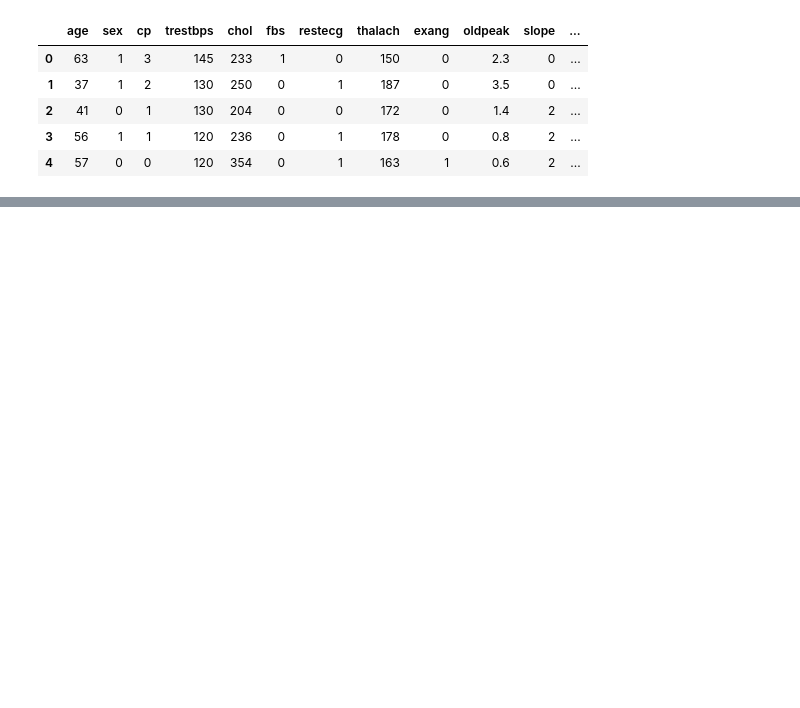
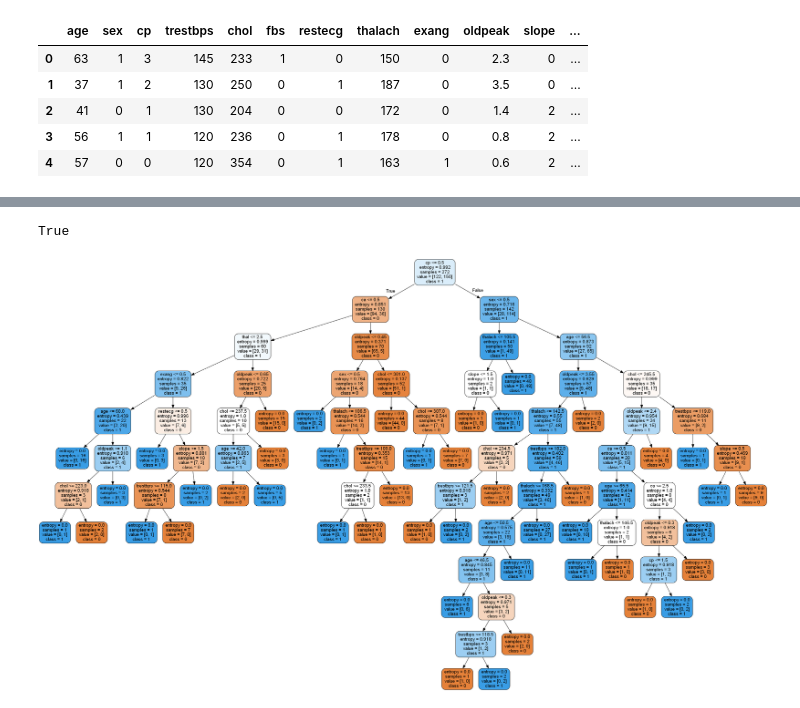
Before and after one commit to Fahim-Ahmed-Ratul/Heart-Disease-Prediction-Using-Machine-Learning-Algorithm-Id3-Built-In-, a Jupyter notebook: Id3.ipynb, the cells around one changed output, grey strips where cells are left out. Saved outputs shown, nothing was run; the diff lists cells and outputs as text; code cells hidden in the pictures; blank space fills up the shorter version.

Commit message:
Full codes of ID3 implementation with visualization

```diff
--- a/Id3.ipynb
+++ b/Id3.ipynb
@@ -38,0 +50,2 @@ clf = clf.fit(X_train,Y_train)
+# %%
+dot_data = StringIO()
@@ -38,0 +56,10 @@ clf = clf.fit(X_train,Y_train)
+# %%
+graph = pydotplus.graph_from_dot_data(dot_data.getvalue())
+# %%
+graph.write_png('ID3_Built-In.png')
+# %% [output]
+True
+# %%
+Image(graph.create_png())
+# %% [output]
+[figure, added]
```
Also changed, not shown: parts of 13 cells of this notebook, 7 other files.
